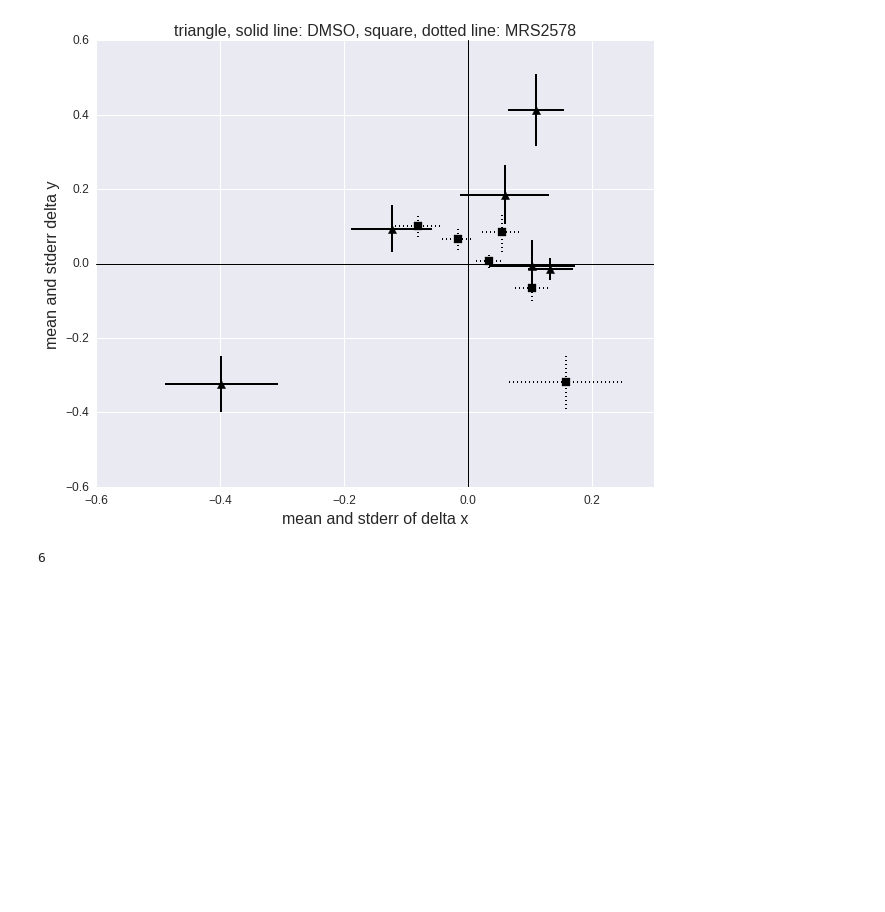
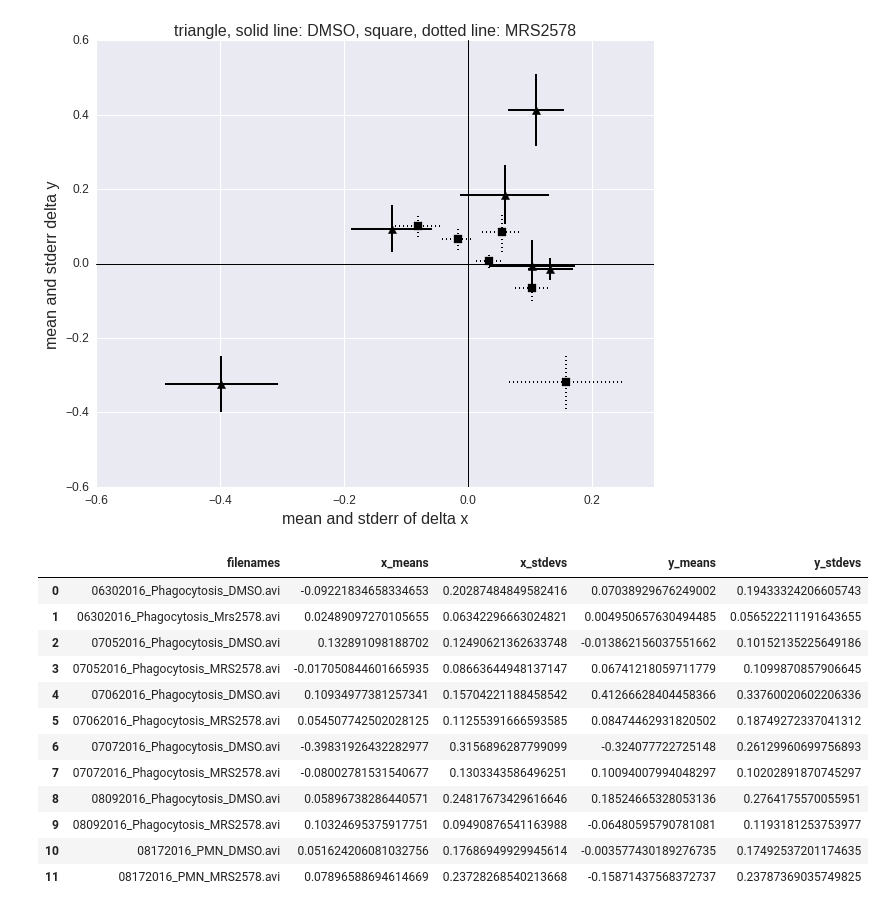
Before and after one commit to quinngroup/JI-2016-MRS2578, a Jupyter notebook: calculate_motion_cells.py.ipynb, the cells around one changed output. Cells and saved outputs as stored; diff of their text form; code cells hidden in the pictures; blank space fills up the shorter version.

Commit message:
add table of means and standard deviations to ipynb

```diff
--- a/calculate_motion_cells.py.ipynb
+++ b/calculate_motion_cells.py.ipynb
@@ -461,7 +461,37 @@ plt.show()
 f.savefig("histograms/combined_black_and_white.png")
 # %% [output]
 [figure]
-# %%
-len(axes)
-# %% [output]
-6
+# %%
+
+# hmm... some frames are missing from some vieos??
+# for elem in xs:
+#     length = len(elem)
+#     elem += [0] * (60-length)
+#     print(length)
+
+# for elem in ys:
+#     length = len(elem)
+#     elem += [0] * (60-length)
+#     print(length)
+
+x_means = np.array(xs).mean(axis=1)
+x_stds = np.array(xs).std(axis=1)
+y_means = np.array(ys).mean(axis=1)
+y_stds = np.array(ys).std(axis=1)
+
+pd.DataFrame(data=np.column_stack((np.array(fnames), x_means, x_stds, y_means, y_stds)),
+            columns=["filenames", "x_means", "x_stdevs", "y_means", "y_stdevs"])
+# %% [output]
+|  | filenames | x_means | x_stdevs | y_means | y_stdevs |
+| 0 | 06302016_Phagocytosis_DMSO.avi | -0.09221834658334653 | 0.20287484849582416 | 0.07038929676249002 | 0.19433324206605743 |
+| 1 | 06302016_Phagocytosis_Mrs2578.avi | 0.02489097270105655 | 0.06342296663024821 | 0.004950657630494485 | 0.056522211191643655 |
+| 2 | 07052016_Phagocytosis_DMSO.avi | 0.132891098188702 | 0.12490621362633748 | -0.013862156037551662 | 0.10152135225649186 |
+| 3 | 07052016_Phagocytosis_MRS2578.avi | -0.017050844601665935 | 0.08663644948137147 | 0.06741218059711779 | 0.1099870857906645 |
+| 4 | 07062016_Phagocytosis_DMSO.avi | 0.10934977381257341 | 0.15704221188458542 | 0.41266628404458366 | 0.33760020602206336 |
+| 5 | 07062016_Phagocytosis_MRS2578.avi | 0.054507742502028125 | 0.11255391666593585 | 0.08474462931820502 | 0.18749272337041312 |
+| 6 | 07072016_Phagocytosis_DMSO.avi | -0.39831926432282977 | 0.3156896287799099 | -0.324077722725148 | 0.26129960699756893 |
+| 7 | 07072016_Phagocytosis_MRS2578.avi | -0.08002781531540677 | 0.1303343586496251 | 0.10094007994048297 | 0.10202891870745297 |
+| 8 | 08092016_Phagocytosis_DMSO.avi | 0.05896738286440571 | 0.24817673429616646 | 0.18524665328053136 | 0.2764175570055951 |
+| 9 | 08092016_Phagocytosis_MRS2578.avi | 0.10324695375917751 | 0.09490876541163988 | -0.06480595790781081 | 0.1193181253753977 |
+| 10 | 08172016_PMN_DMSO.avi | 0.051624206081032756 | 0.17686949929945614 | -0.003577430189276735 | 0.17492537201174635 |
+| 11 | 08172016_PMN_MRS2578.avi | 0.07896588694614669 | 0.23728268540213668 | -0.15871437568372737 | 0.23787369035749825 |
```
